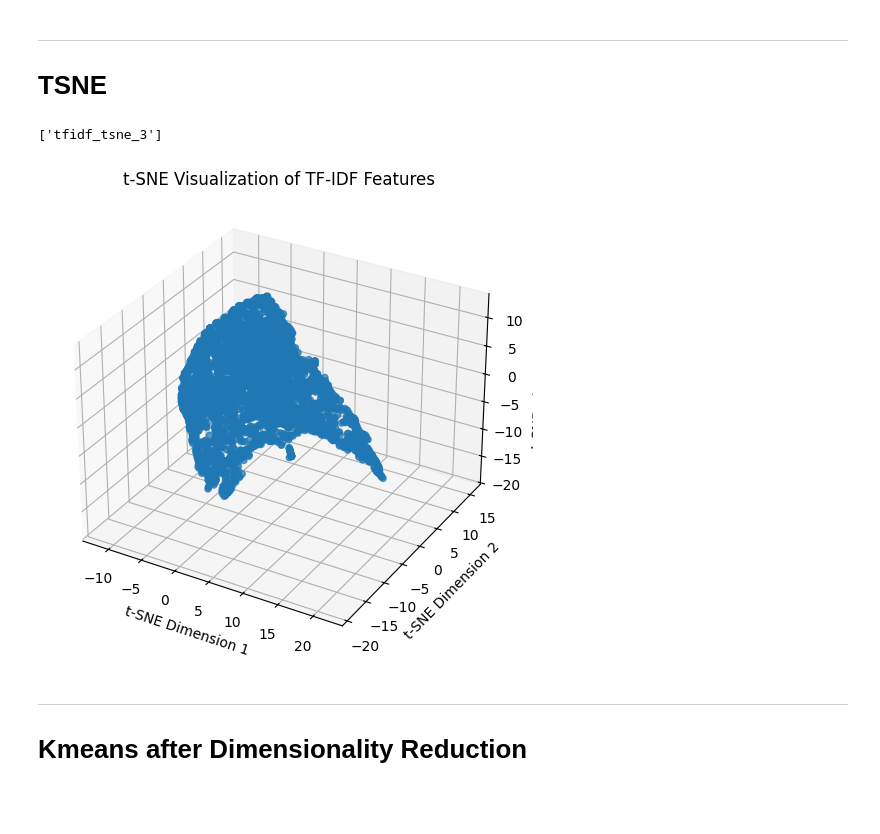
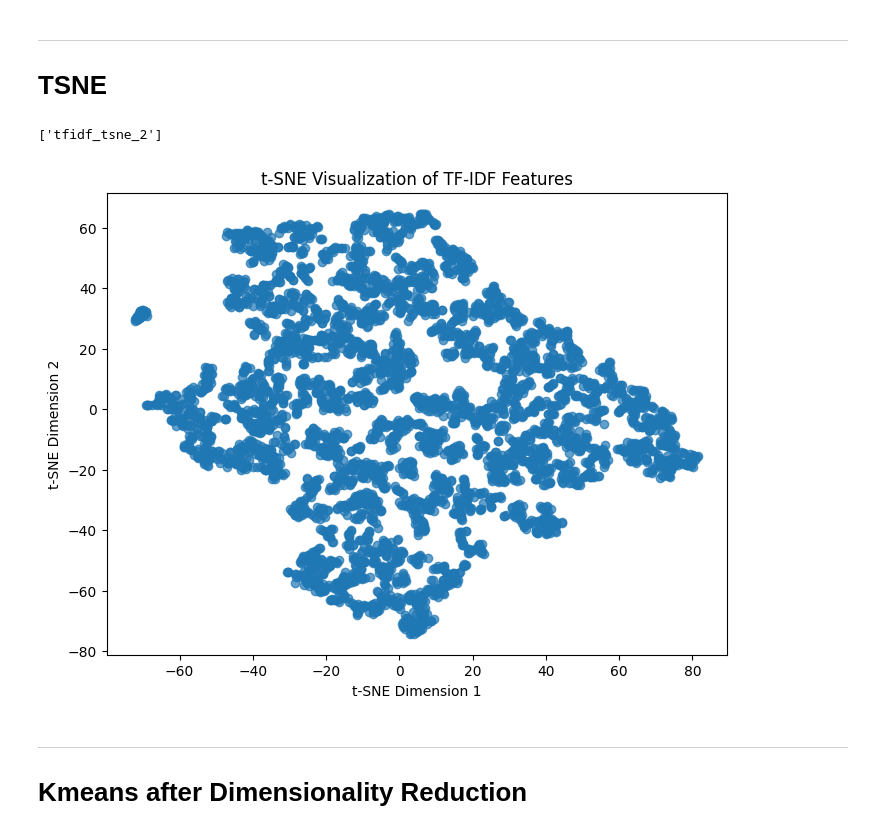
Before and after one commit to Lennykiruthu/foundation-ds-projects, a Jupyter notebook: Movie-Genre-Classification.ipynb, the cells around one changed output. Saved outputs shown, nothing was run; the diff lists cells and outputs as text; code cells hidden in the pictures; blank space fills up the shorter version.

```diff
--- a/Movie-Genre-Classification.ipynb
+++ b/Movie-Genre-Classification.ipynb
@@ -205,12 +206,12 @@ object
 # %%
 extraccted_columns = ['keywords', 'genres','cast', 'production_companies', 'production_countries']
 
-# # Converting object list of dictionaries to actual lists of dictionaries
-# tmdb_5000_merged_df['keywords'] = tmdb_5000_merged_df['keywords'].apply(ast.literal_eval)
-# tmdb_5000_merged_df['genres'] = tmdb_5000_merged_df['genres'].apply(ast.literal_eval)
-# tmdb_5000_merged_df['cast'] = tmdb_5000_merged_df['cast'].apply(ast.literal_eval)
-# tmdb_5000_merged_df['production_companies'] = tmdb_5000_merged_df['production_companies'].apply(ast.literal_eval)
-# tmdb_5000_merged_df['production_countries'] = tmdb_5000_merged_df['production_countries'].apply(ast.literal_eval)
+# Converting object list of dictionaries to actual lists of dictionaries
+tmdb_5000_merged_df['keywords'] = tmdb_5000_merged_df['keywords'].apply(ast.literal_eval)
+tmdb_5000_merged_df['genres'] = tmdb_5000_merged_df['genres'].apply(ast.literal_eval)
+tmdb_5000_merged_df['cast'] = tmdb_5000_merged_df['cast'].apply(ast.literal_eval)
+tmdb_5000_merged_df['production_companies'] = tmdb_5000_merged_df['production_companies'].apply(ast.literal_eval)
+tmdb_5000_merged_df['production_countries'] = tmdb_5000_merged_df['production_countries'].apply(ast.literal_eval)
 
 tmdb_5000_merged_df['genres_string'] = tmdb_5000_merged_df['genres'].apply(lambda x: ', '.join([d['name'] for d in x]))
 tmdb_5000_merged_df['keywords_string'] = tmdb_5000_merged_df['keywords'].apply(lambda x: ', '.join([d['name'] for d in x]))
@@ -473,5 +470,5 @@ plt.show()
 [figure]
 # %%
 # Step 1: Fit PCA to find the optimal number of components
-pca_3 = PCA(n_components=3)
-tfidf_pca_3 = pca_3.fit_transform(combined_features.toarray())
+pca_4 = PCA(n_components=4)
+tfidf_pca_4 = pca_4.fit_transform(combined_features.toarray())
@@ -486,41 +483,41 @@ dump(tfidf_pca_3, 'tfidf_pca_3')
 # TSNE
 # %%
 # Intialize TSNE
-tsne = TSNE(n_components=3, random_state=42)
+tsne = TSNE(n_components=2, random_state=42)
 
 # # Convert sparse TF-IDF matrix to dense and fit t-SNE
 # tfidf_tsne = tsne.fit_transform(combined_features.toarray())
 
 # Use reduced pca matrix to reduce noise
-tfidf_tsne = tsne.fit_transform(tfidf_pca_3)
+tfidf_tsne = tsne.fit_transform(tfidf_pca_4)
 # %%
-dump(tfidf_tsne, 'tfidf_tsne_3')
+dump(tfidf_tsne, 'tfidf_tsne_2')
 # %% [output]
-['tfidf_tsne_3']
+['tfidf_tsne_2']
 # %%
 # tfidf_tsne = load('/content/tfidf_tsne_2')
 # %%
-# # Scatter plot
-# plt.figure(figsize=(8, 6))
-# plt.scatter(tfidf_tsne[:, 0], tfidf_tsne[:, 1], alpha=0.7)
-# plt.title("t-SNE Visualization of TF-IDF Features")
-# plt.xlabel("t-SNE Dimension 1")
-# plt.ylabel("t-SNE Dimension 2")
+# Scatter plot
+plt.figure(figsize=(8, 6))
+plt.scatter(tfidf_tsne[:, 0], tfidf_tsne[:, 1], alpha=0.7)
+plt.title("t-SNE Visualization of TF-IDF Features")
+plt.xlabel("t-SNE Dimension 1")
+plt.ylabel("t-SNE Dimension 2")
+plt.show()
+
+# fig = plt.figure(figsize=(8, 6))
+# ax = fig.add_subplot(111, projection='3d')  # Create a 3D axis
+
+# ax.scatter(tfidf_tsne[:, 0], tfidf_tsne[:, 1], tfidf_tsne[:, 2], alpha=0.7)
+
+# ax.set_title("t-SNE Visualization of TF-IDF Features")
+# ax.set_xlabel("t-SNE Dimension 1")
+# ax.set_ylabel("t-SNE Dimension 2")
+# ax.set_zlabel("t-SNE Dimension 3")  # Correct function for Z-axis label
+
 # plt.show()
-
-fig = plt.figure(figsize=(8, 6))
-ax = fig.add_subplot(111, projection='3d')  # Create a 3D axis
-
-ax.scatter(tfidf_tsne[:, 0], tfidf_tsne[:, 1], tfidf_tsne[:, 2], alpha=0.7)
-
-ax.set_title("t-SNE Visualization of TF-IDF Features")
-ax.set_xlabel("t-SNE Dimension 1")
-ax.set_ylabel("t-SNE Dimension 2")
-ax.set_zlabel("t-SNE Dimension 3")  # Correct function for Z-axis label
-
-plt.show()
 # %% [output]
-[figure, old version]
+[figure, new version]
 # %% [markdown]
 ---
 # Kmeans after Dimensionality Reduction
```
Also changed, not shown: parts of 34 cells of this notebook, 11 other files.
